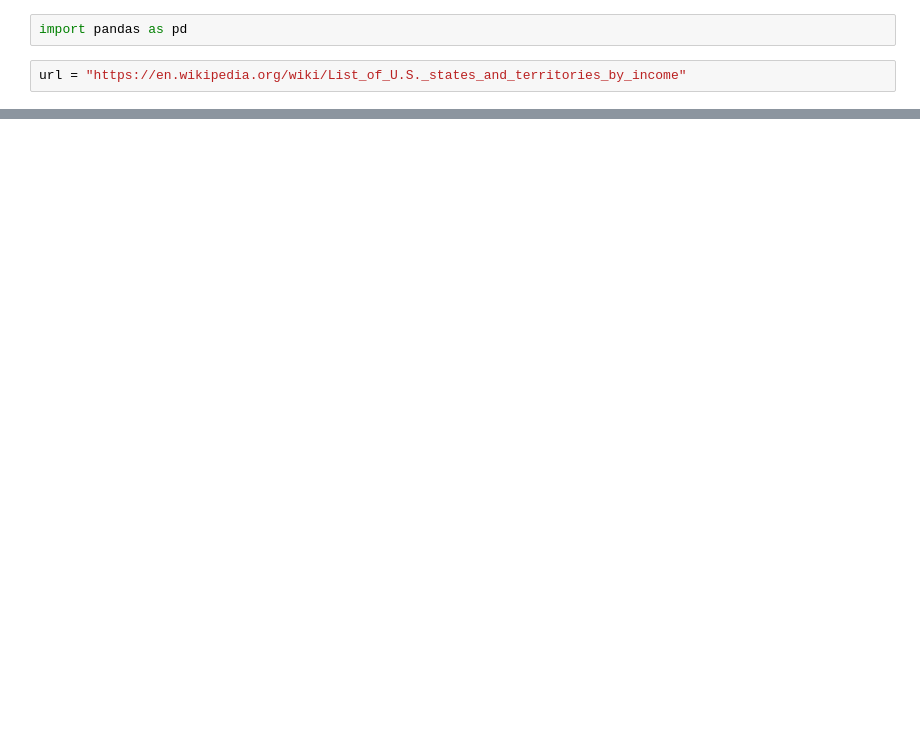
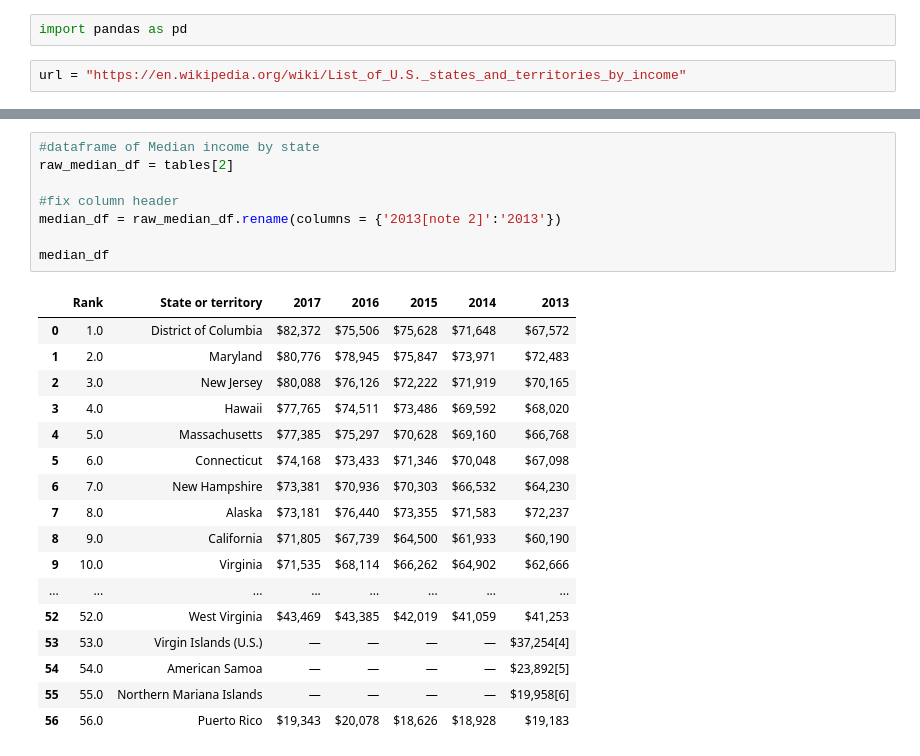
Before and after one commit to jsialcalde/ETL_PROJECT, a Jupyter notebook: Webscrape_state-income.ipynb, the cells around one changed output, grey strips where cells are left out. Drawn from its saved outputs; the diff is of its cells as text; blank space fills up the shorter version.

```diff
--- a/Webscrape_state-income.ipynb
+++ b/Webscrape_state-income.ipynb
@@ -26,0 +27,26 @@ df.head()
+# %%
+#dataframe of Median income by state
+raw_median_df = tables[2]
+
+#fix column header
+median_df = raw_median_df.rename(columns = {'2013[note 2]':'2013'})
+
+median_df
+# %% [output]
+|  | Rank | State or territory | 2017 | 2016 | 2015 | 2014 | 2013 |
+| 0 | 1.0 | District of Columbia | $82,372 | $75,506 | $75,628 | $71,648 | $67,572 |
+| 1 | 2.0 | Maryland | $80,776 | $78,945 | $75,847 | $73,971 | $72,483 |
+| 2 | 3.0 | New Jersey | $80,088 | $76,126 | $72,222 | $71,919 | $70,165 |
+| 3 | 4.0 | Hawaii | $77,765 | $74,511 | $73,486 | $69,592 | $68,020 |
+| 4 | 5.0 | Massachusetts | $77,385 | $75,297 | $70,628 | $69,160 | $66,768 |
+| 5 | 6.0 | Connecticut | $74,168 | $73,433 | $71,346 | $70,048 | $67,098 |
+| 6 | 7.0 | New Hampshire | $73,381 | $70,936 | $70,303 | $66,532 | $64,230 |
+| 7 | 8.0 | Alaska | $73,181 | $76,440 | $73,355 | $71,583 | $72,237 |
+| 8 | 9.0 | California | $71,805 | $67,739 | $64,500 | $61,933 | $60,190 |
+| 9 | 10.0 | Virginia | $71,535 | $68,114 | $66,262 | $64,902 | $62,666 |
+| ... | ... | ... | ... | ... | ... | ... | ... |
+| 52 | 52.0 | West Virginia | $43,469 | $43,385 | $42,019 | $41,059 | $41,253 |
+| 53 | 53.0 | Virgin Islands (U.S.) | — | — | — | — | $37,254[4] |
+| 54 | 54.0 | American Samoa | — | — | — | — | $23,892[5] |
+| 55 | 55.0 | Northern Mariana Islands | — | — | — | — | $19,958[6] |
+| 56 | 56.0 | Puerto Rico | $19,343 | $20,078 | $18,626 | $18,928 | $19,183 |
```
Also changed, not shown: parts of 6 cells of this notebook.
